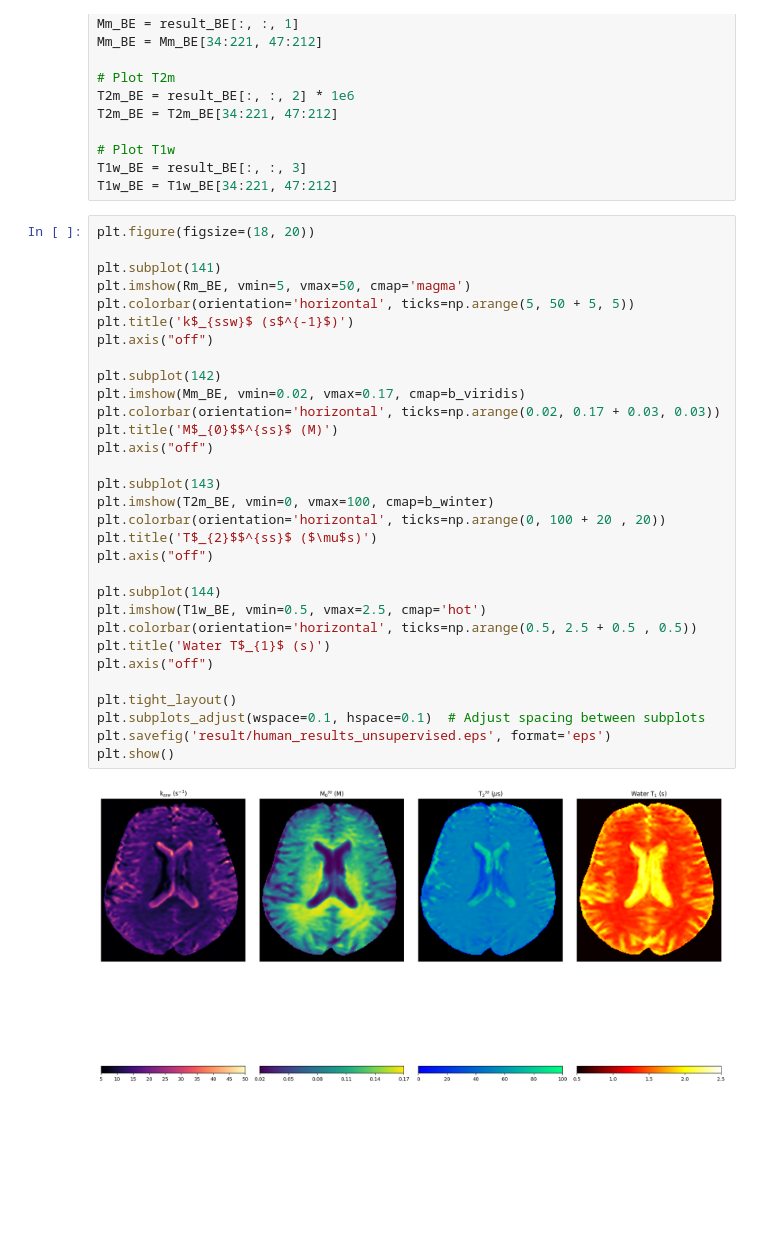
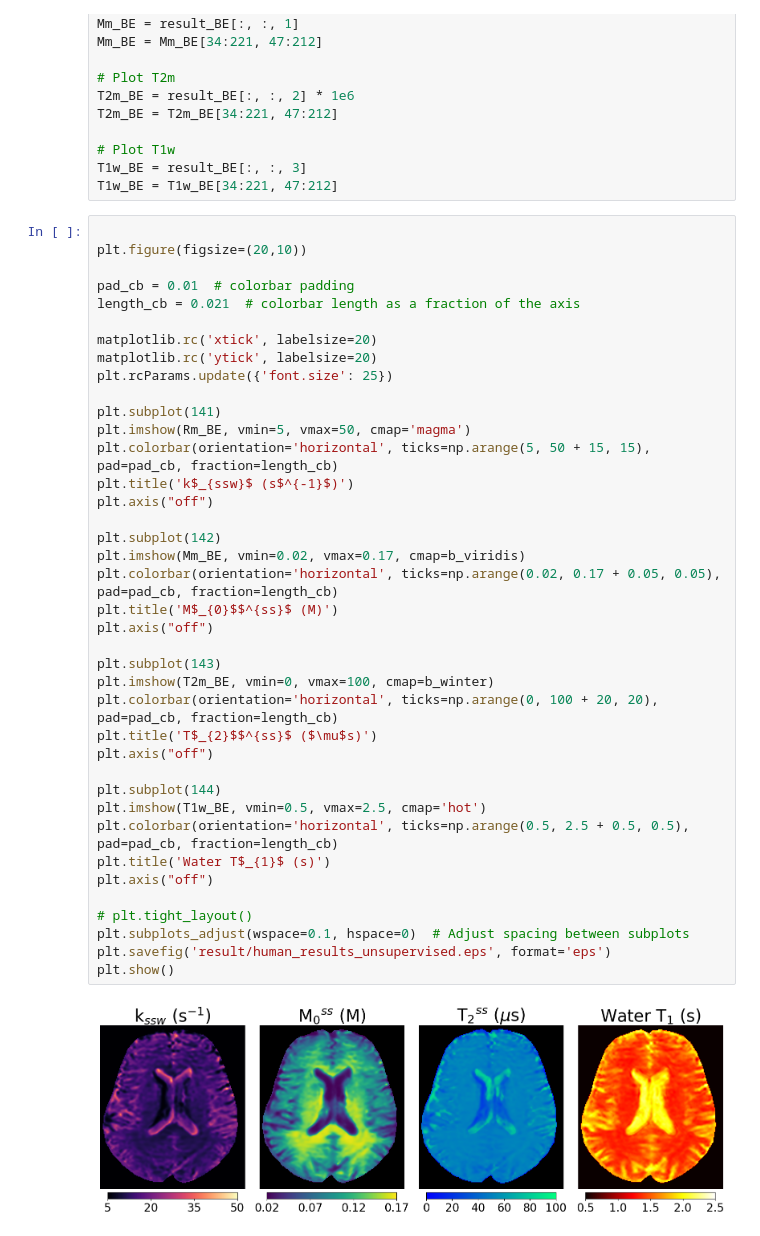
Before and after one commit to momentum-laboratory/molecular-mrf, a Jupyter notebook: unsupervised_example/visualization.ipynb, the cells around one changed output. Saved outputs shown, nothing was run; the diff lists cells and outputs as text; blank space fills up the shorter version.

Commit message:
adjust figures: increase font size etc

```diff
--- a/unsupervised_example/visualization.ipynb
+++ b/unsupervised_example/visualization.ipynb
@@ -51,35 +52,43 @@ T2m_BE = T2m_BE[34:221, 47:212]
 T1w_BE = result_BE[:, :, 3]
 T1w_BE = T1w_BE[34:221, 47:212]
 # %%
-plt.figure(figsize=(18, 20))
+
+plt.figure(figsize=(20,10))
+
+pad_cb = 0.01  # colorbar padding
+length_cb = 0.021  # colorbar length as a fraction of the axis
+
+matplotlib.rc('xtick', labelsize=20)
+matplotlib.rc('ytick', labelsize=20)
+plt.rcParams.update({'font.size': 25})
 
 plt.subplot(141)
 plt.imshow(Rm_BE, vmin=5, vmax=50, cmap='magma')
-plt.colorbar(orientation='horizontal', ticks=np.arange(5, 50 + 5, 5))
+plt.colorbar(orientation='horizontal', ticks=np.arange(5, 50 + 15, 15), pad=pad_cb, fraction=length_cb)
 plt.title('k$_{ssw}$ (s$^{-1}$)')
 plt.axis("off")
 
 plt.subplot(142)
 plt.imshow(Mm_BE, vmin=0.02, vmax=0.17, cmap=b_viridis)
-plt.colorbar(orientation='horizontal', ticks=np.arange(0.02, 0.17 + 0.03, 0.03))
+plt.colorbar(orientation='horizontal', ticks=np.arange(0.02, 0.17 + 0.05, 0.05), pad=pad_cb, fraction=length_cb)
 plt.title('M$_{0}$$^{ss}$ (M)')
 plt.axis("off")
 
 plt.subplot(143)
 plt.imshow(T2m_BE, vmin=0, vmax=100, cmap=b_winter)
-plt.colorbar(orientation='horizontal', ticks=np.arange(0, 100 + 20 , 20))
+plt.colorbar(orientation='horizontal', ticks=np.arange(0, 100 + 20, 20), pad=pad_cb, fraction=length_cb)
 plt.title('T$_{2}$$^{ss}$ ($\mu$s)')
 plt.axis("off")
 
 plt.subplot(144)
 plt.imshow(T1w_BE, vmin=0.5, vmax=2.5, cmap='hot')
-plt.colorbar(orientation='horizontal', ticks=np.arange(0.5, 2.5 + 0.5 , 0.5))
+plt.colorbar(orientation='horizontal', ticks=np.arange(0.5, 2.5 + 0.5, 0.5), pad=pad_cb, fraction=length_cb)
 plt.title('Water T$_{1}$ (s)')
 plt.axis("off")
 
-plt.tight_layout()
-plt.subplots_adjust(wspace=0.1, hspace=0.1)  # Adjust spacing between subplots
+# plt.tight_layout()
+plt.subplots_adjust(wspace=0.1, hspace=0)  # Adjust spacing between subplots
 plt.savefig('result/human_results_unsupervised.eps', format='eps')
 plt.show()
 # %% [output]
-[figure, old version]
+[figure, new version]
```
Also changed, not shown: parts of 1 cell of this notebook, 5 other files.
